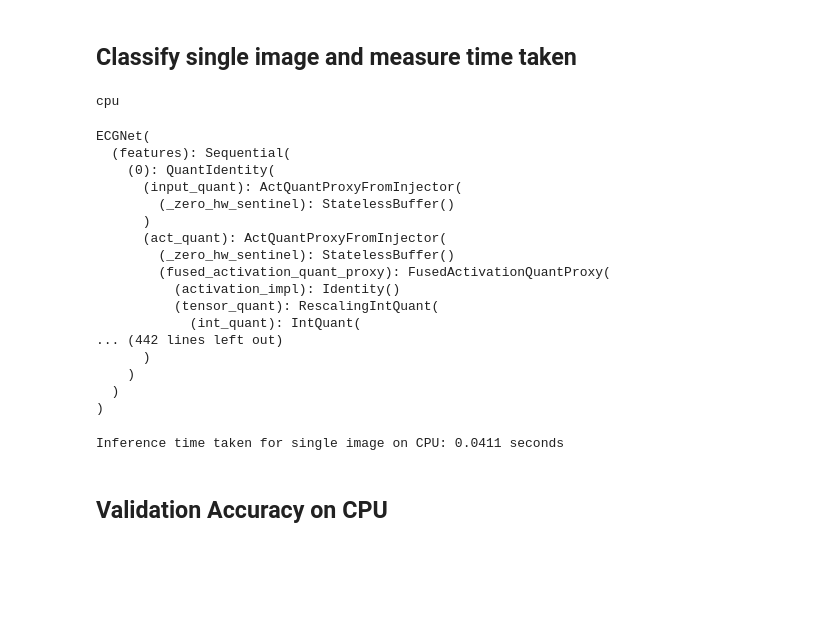
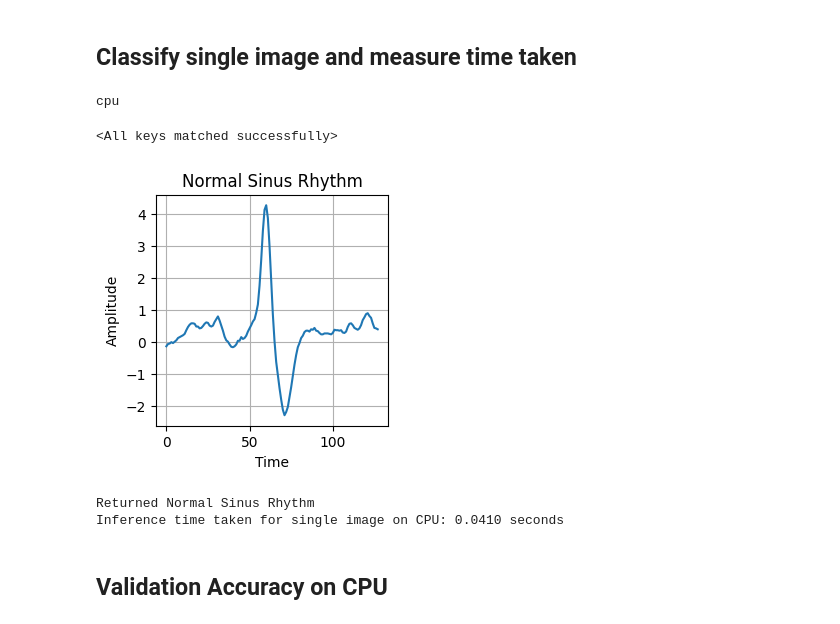
Before and after one commit to Adityasrinivas24/arrhythmia-classification-pynq, a Jupyter notebook: 1-ecgnet-train-test.ipynb, the cells around one changed output. Saved outputs shown, nothing was run; the diff lists cells and outputs as text; code cells hidden in the pictures; blank space fills up the shorter version.

```diff
--- a/1-ecgnet-train-test.ipynb
+++ b/1-ecgnet-train-test.ipynb
@@ -247,32 +247,28 @@ print(device)
 model_path = "trained_models/ecgnet_w4a4_model.pth"
 model = ECGNet()
 model.to(device)
-model.load_state_dict(torch.load(model_path))
-model.to(device)
+model.load_state_dict(torch.load(model_path),strict = False)
 # %% [output]
 cpu
-ECGNet(
-  (features): Sequential(
-    (0): QuantIdentity(
-      (input_quant): ActQuantProxyFromInjector(
-        (_zero_hw_sentinel): StatelessBuffer()
-      )
-      (act_quant): ActQuantProxyFromInjector(
-        (_zero_hw_sentinel): StatelessBuffer()
-        (fused_activation_quant_proxy): FusedActivationQuantProxy(
-          (activation_impl): Identity()
-          (tensor_quant): RescalingIntQuant(
-            (int_quant): IntQuant(
-... (442 lines left out)
-      )
-    )
-  )
-)
+<All keys matched successfully>
+# %%
+input_data = np.load("datasets/val_data/1/118_104895.npy")
+input_data_1d = np.flip(input_data.squeeze(),axis=0)
+
+# Plot the data
+plt.figure(figsize=(3, 3))
+plt.plot(input_data_1d)
+plt.xlabel('Time')
+plt.ylabel('Amplitude')
+plt.title('Normal Sinus Rhythm')
+plt.grid(True)
+plt.show()
+# %% [output]
+[figure, added]
 # %%
 import time
 
 model.eval()
-input_data = np.load("datasets/val_data/0/101_100722.npy")
 
 input_tensor = torch.from_numpy(input_data).float().unsqueeze(0)
 
@@ -281,9 +277,15 @@ with torch.no_grad():
     output = model(input_tensor)
 inference_time = time.time() - start_time
 
+if np.argmax(output[0]) == 1:
+    print("Returned Normal Sinus Rhythm")
+else:
+    print("Wrong Prediction!!")
+
 print("Inference time taken for single image on CPU: {:.4f} seconds".format(inference_time))
 # %% [output]
-Inference time taken for single image on CPU: 0.0411 seconds
+Returned Normal Sinus Rhythm
+Inference time taken for single image on CPU: 0.0410 seconds
 # %% [markdown]
 ## Validation Accuracy on CPU
 # %%
```
Also changed, not shown: parts of 11 cells of this notebook.
